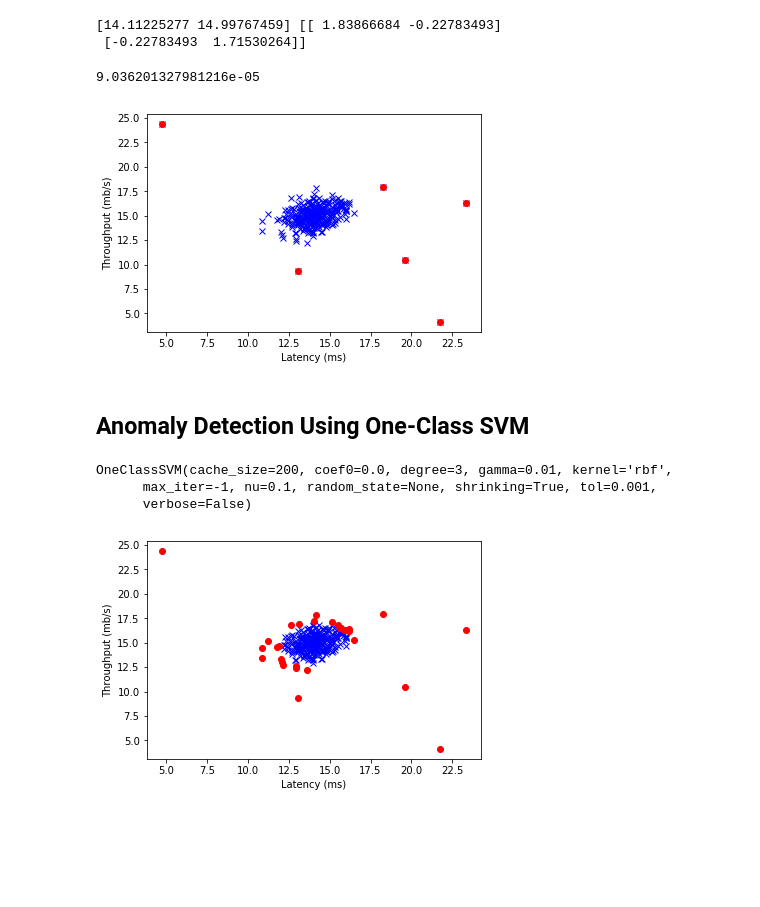
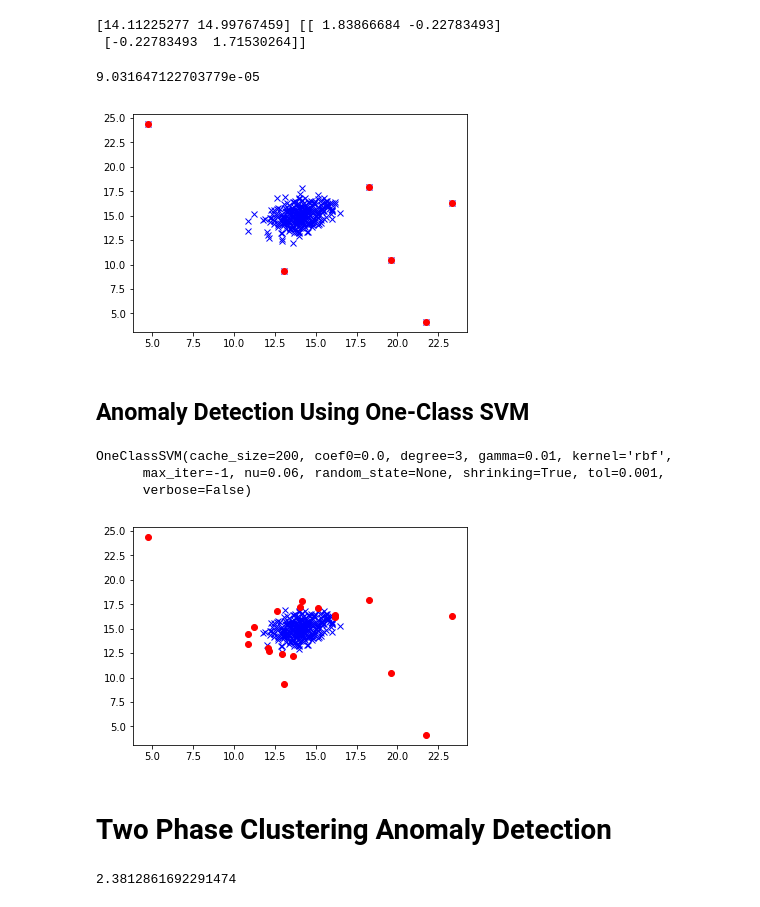
Before and after one commit to mihirkawatra/outlier-detection, a Jupyter notebook: Anomaly Detection.ipynb, the cells around one changed output. Saved outputs shown, nothing was run; the diff lists cells and outputs as text; code cells hidden in the pictures; blank space fills up the shorter version.

Commit message:
Added Two Phase Clustering Algoritm

```diff
--- a/Anomaly Detection.ipynb
+++ b/Anomaly Detection.ipynb
@@ -110,23 +89,21 @@ p = multivariateGaussian(tr_data,mu,sigma)
-# %%
-#selecting optimal value of epsilon using cross validation
-p_cv = multivariateGaussian(cv_data,mu,sigma)
-fscore, ep = selectThresholdByCV(p_cv,gt_data)
-print(ep)
-# %% [output]
-9.036201327981216e-05
+# %%
+fscore, ep = selectThresholdByCV(p,gt_data)
+print(ep)
+# %% [output]
+9.031647122703779e-05
 # %%
 #selecting outlier datapoints
 
 outliers = np.asarray(np.where(p < ep))
 # %%
 plt.figure()
-plt.xlabel('Latency (ms)')
-plt.ylabel('Throughput (mb/s)')
-plt.plot(tr_data[:,0],tr_data[:,1],'bx')
-plt.plot(tr_data[outliers,0],tr_data[outliers,1],'ro')
+# plt.xlabel('Latency (ms)')
+# plt.ylabel('Throughput (mb/s)')
+plt.plot(data[:,0],data[:,1],'bx')
+plt.plot(data[outliers,0],data[outliers,1],'ro')
 plt.show()
 # %% [output]
-[figure, old version]
+[figure, new version]
 # %% [markdown]
 ## Anomaly Detection Using One-Class SVM
 # %%
@@ -136,21 +111,25 @@ tr_data = read_dataset('data/tr_server_data.csv')
+# %%
+data = read_dataset(a1)
 # %%
-clf = svm.OneClassSVM(nu=0.1, kernel="rbf", gamma=0.01)
-clf.fit(tr_data)
+clf = svm.OneClassSVM(nu=0.06, kernel="rbf", gamma=0.01)
+clf.fit(data)
 # %% [output]
 OneClassSVM(cache_size=200, coef0=0.0, degree=3, gamma=0.01, kernel='rbf',
-      max_iter=-1, nu=0.1, random_state=None, shrinking=True, tol=0.001,
+      max_iter=-1, nu=0.06, random_state=None, shrinking=True, tol=0.001,
       verbose=False)
 # %%
-pred = clf.predict(tr_data)
+pred = clf.predict(data)
 
-normal = tr_data[pred == 1]
-abnormal = tr_data[pred == -1]
+normal = data[pred == 1]
+abnormal = data[pred == -1]
 # %%
 plt.figure()
 plt.plot(normal[:,0],normal[:,1],'bx')
 plt.plot(abnormal[:,0],abnormal[:,1],'ro')
-plt.xlabel('Latency (ms)')
-plt.ylabel('Throughput (mb/s)')
+# plt.xlabel('Latency (ms)')
+# plt.ylabel('Throughput (mb/s)')
 plt.show()
 # %% [output]
-[figure, old version]
+[figure, new version]
+# %% [markdown]
+# Two Phase Clustering Anomaly Detection
@@ -156,0 +158,4 @@ plt.show()
+# %%
+outliers = twophase(data,1.8)
+# %% [output]
+2.3812861692291474
```
Also changed, not shown: parts of 11 cells of this notebook, 1 other file.
